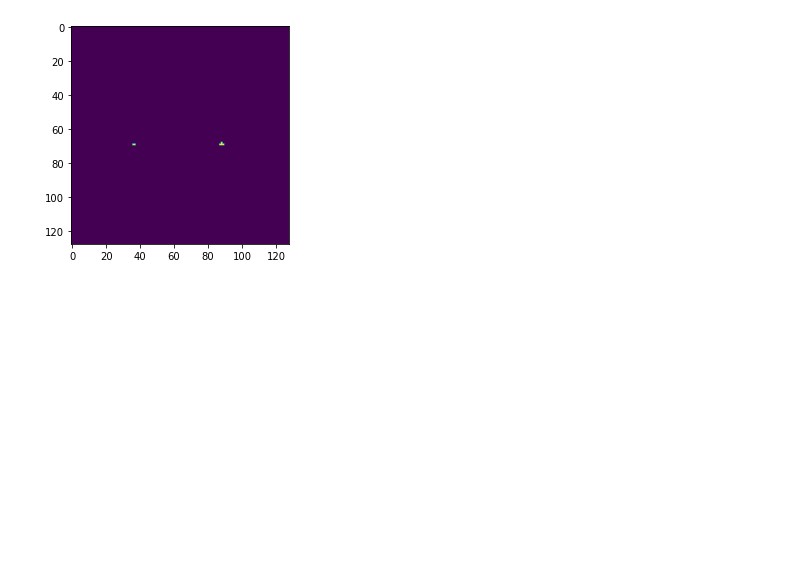
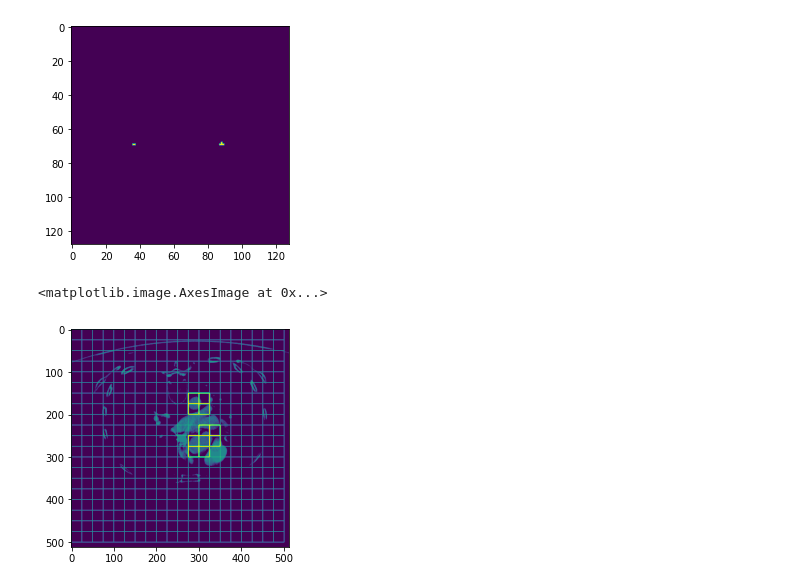
Before and after one commit to marinbenc/segment-then-segment, a Jupyter notebook: exploration.ipynb, the cells around one changed output. Drawn from its saved outputs; the diff is of its cells as text; code cells hidden in the pictures; blank space fills up the shorter version.

```diff
--- a/exploration.ipynb
+++ b/exploration.ipynb
@@ -219,0 +228,12 @@ plt.imshow(scan_low[0][0])
+# %%
+backing_dataset = AortaDataset(folder='valid')
+dataset = AortaPatchesDataset(backing_dataset=backing_dataset, patches_per_image=20*20, img_size=512)
+# %%
+img, patches = dataset.get_viz_img(10)
+# %%
+patches[patches < 0.5] = img[0].detach().cpu().numpy()[patches < 0.5] * 0.5
+# %%
+plt.imshow(patches)
+# %% [output]
+<matplotlib.image.AxesImage at 0x...>
+[figure, added]
```
Also changed, not shown: parts of 1 cell of this notebook, 3 other files.
